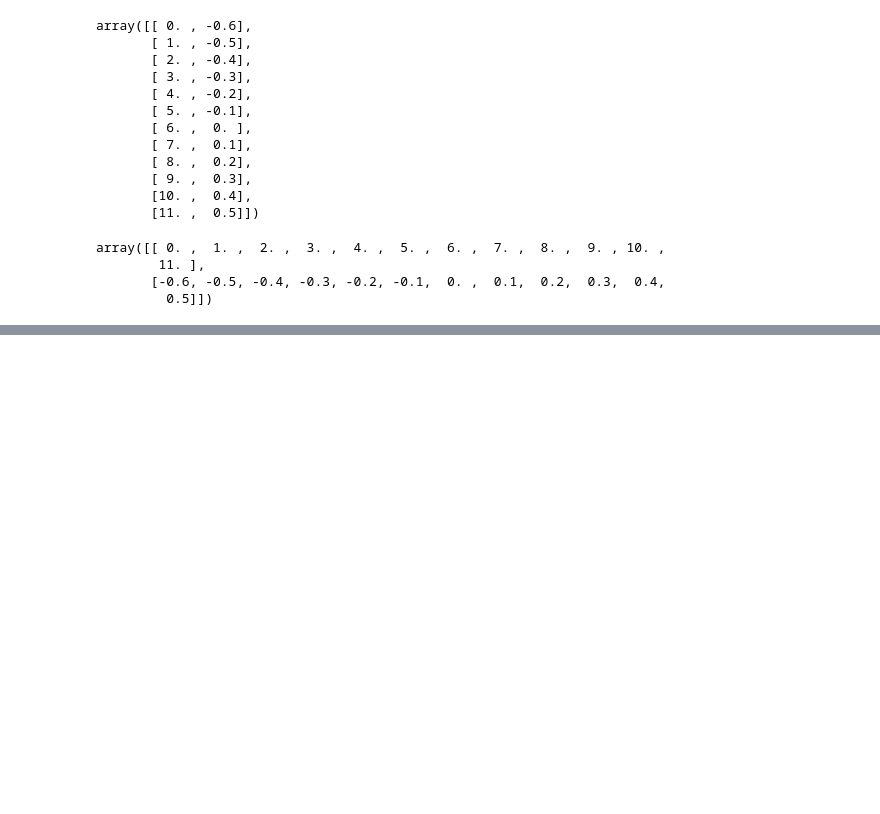
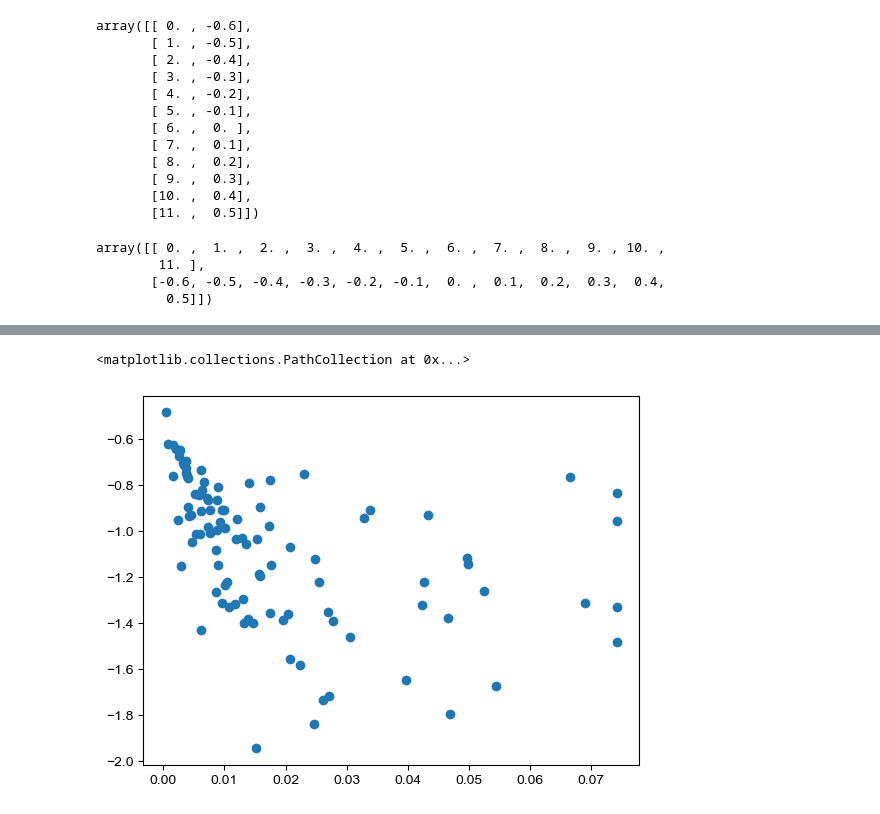
Before and after one commit to ywchen-tw/OCO2, a Jupyter notebook: analysis/test.ipynb, the cells around one changed output, grey strips where cells are left out. Saved outputs shown, nothing was run; the diff lists cells and outputs as text; code cells hidden in the pictures; blank space fills up the shorter version.

```diff
--- a/analysis/test.ipynb
+++ b/analysis/test.ipynb
@@ -351,0 +375,5 @@ array([[ 0. ,  1. ,  2. ,  3. ,  4. ,  5. ,  6. ,  7. ,  8. ,  9. , 10. ,
+# %%
+plt.scatter(data['pert_o2'][...][:, 0][mask], diff_xco2[mask])
+# %% [output]
+<matplotlib.collections.PathCollection at 0x...>
+[figure, added]
```
Also changed, not shown: parts of 13 cells of this notebook, 4 other files.
